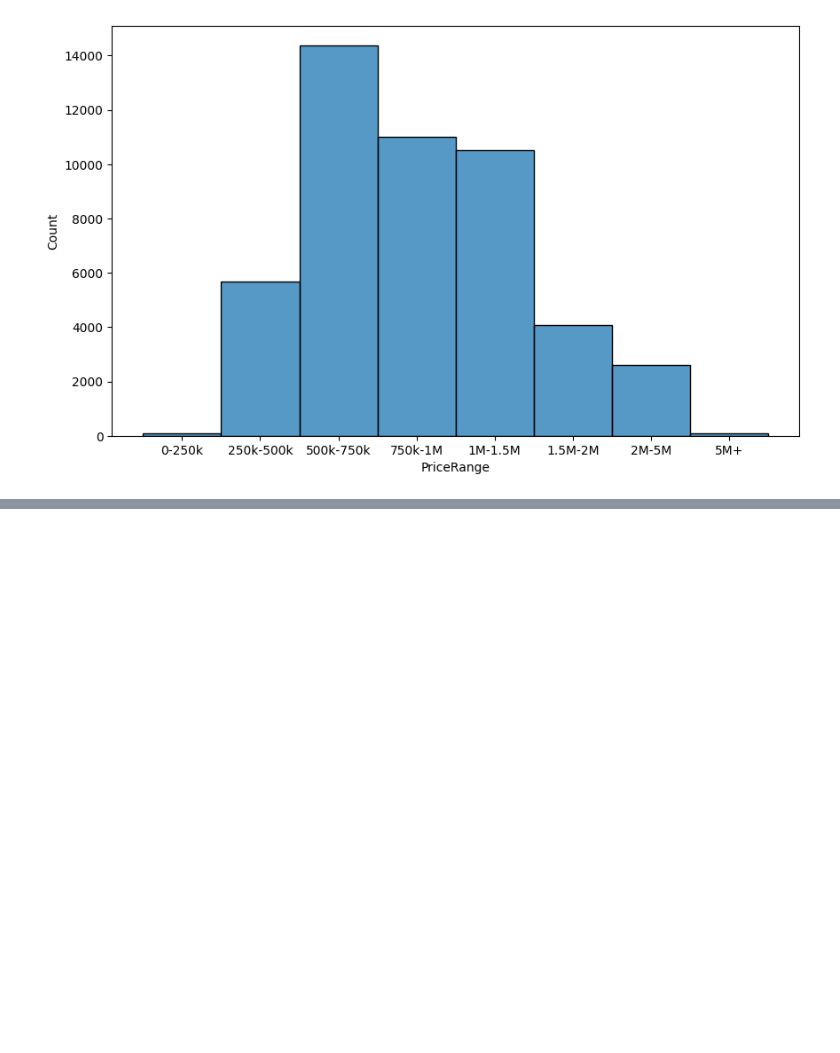
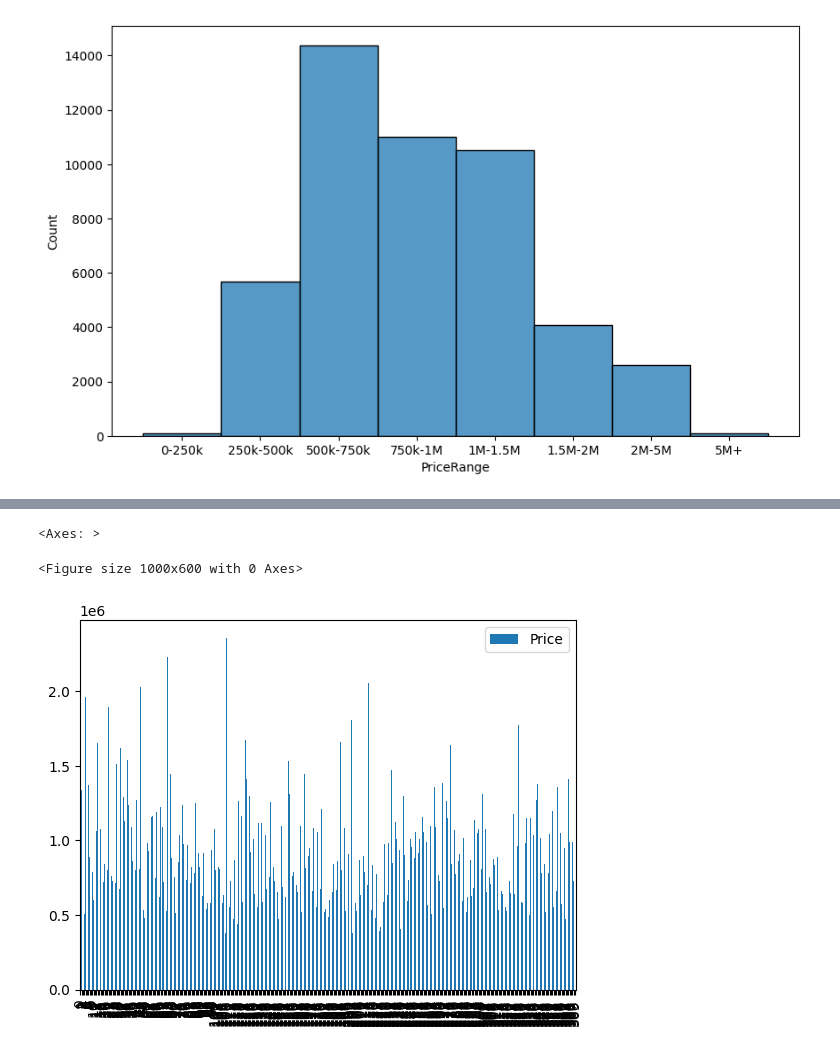
Before and after one commit to sakosha/data-prep-assignment1, a Jupyter notebook: notebooks/Untitled.ipynb, the cells around one changed output, grey strips where cells are left out. Drawn from its saved outputs; the diff is of its cells as text; code cells hidden in the pictures; blank space fills up the shorter version.

```diff
--- a/notebooks/Untitled.ipynb
+++ b/notebooks/Untitled.ipynb
@@ -123,0 +160,9 @@ sns.histplot(x=housing['PriceRange'], palette='Set2')
+# %%
+plt.figure(figsize=(10, 6))
+
+mean_price_by_suburb = housing.groupby('Suburb')['Price'].mean().reset_index()
+mean_price_by_suburb.plot(kind='bar')
+# %% [output]
+<Axes: >
+<Figure size 1000x600 with 0 Axes>
+[figure, added]
```
Also changed, not shown: parts of 11 cells of this notebook.
